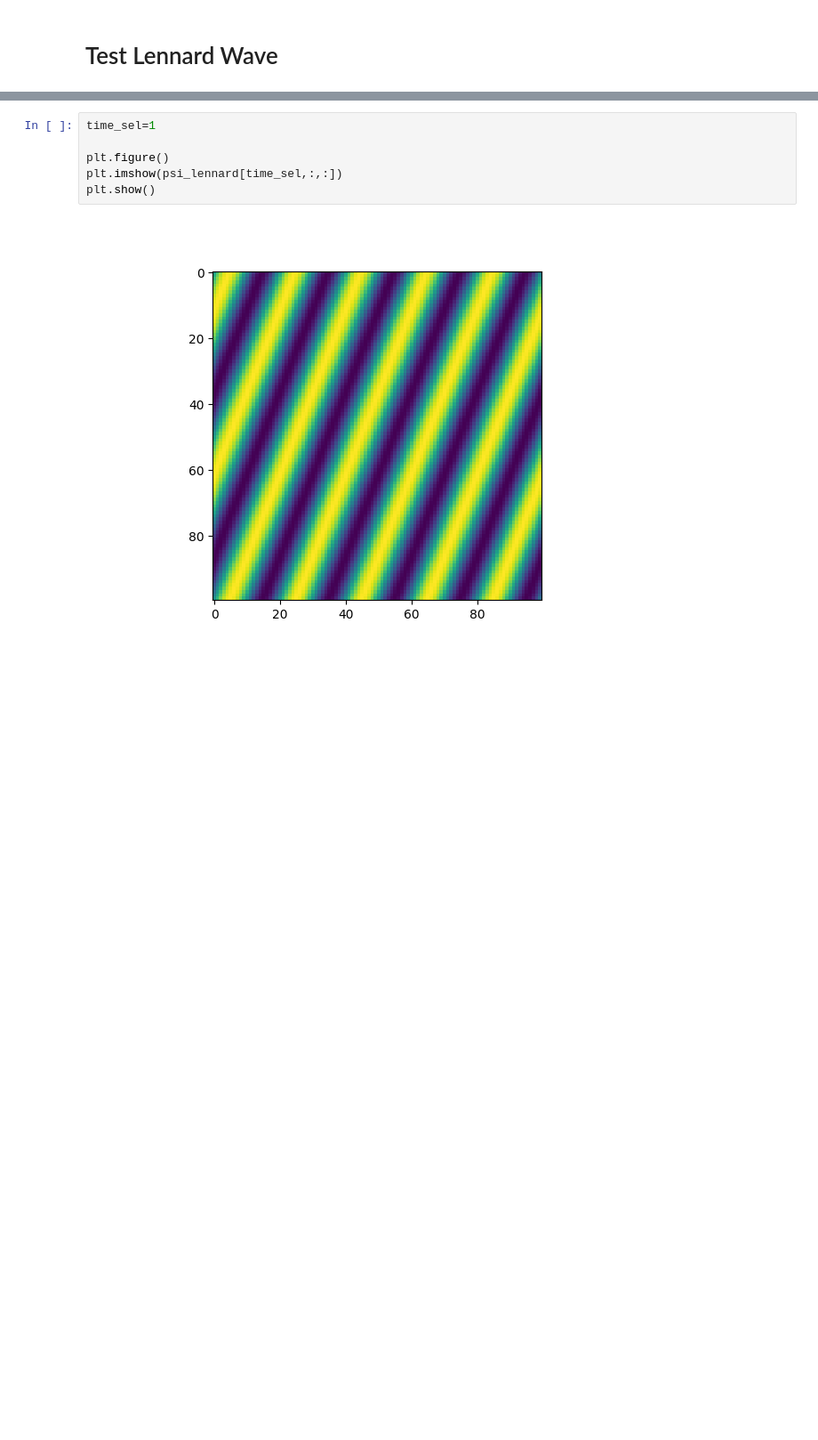
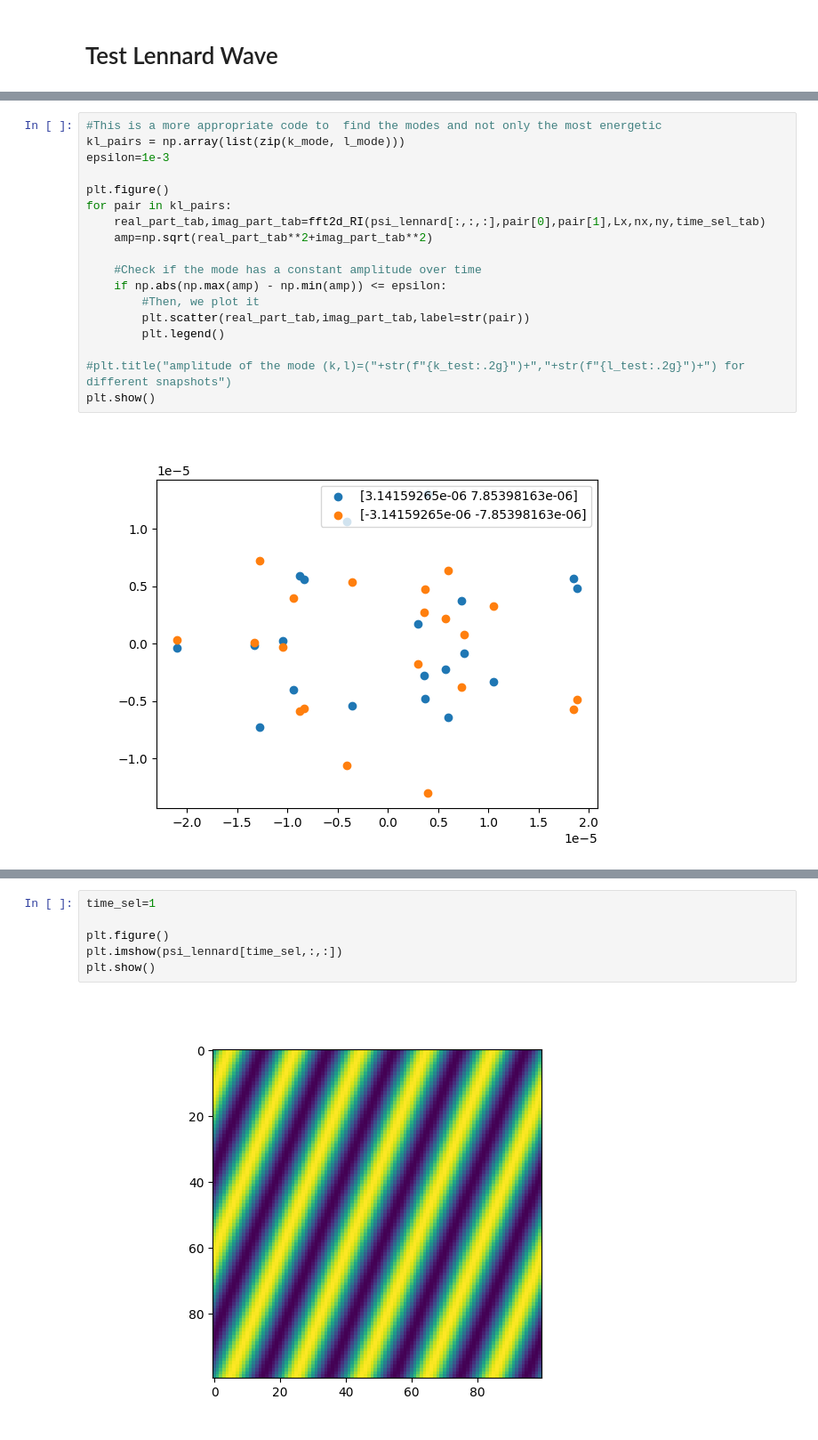
Before and after one commit to LennardMiller/Stage_M2, a Jupyter notebook: Rossby_diag.ipynb, the cells around one changed output, grey strips where cells are left out. Shown at 89% size. Saved outputs shown, nothing was run; the diff lists cells and outputs as text; blank space fills up the shorter version.

```diff
--- a/Rossby_diag.ipynb
+++ b/Rossby_diag.ipynb
@@ -250,3 +245,23 @@ plt.show()
+# %%
+#This is a more appropriate code to  find the modes and not only the most energetic
+kl_pairs = np.array(list(zip(k_mode, l_mode)))
+epsilon=1e-3
+
+plt.figure()
+for pair in kl_pairs:
+    real_part_tab,imag_part_tab=fft2d_RI(psi_lennard[:,:,:],pair[0],pair[1],Lx,nx,ny,time_sel_tab)
+    amp=np.sqrt(real_part_tab**2+imag_part_tab**2)
+
+    #Check if the mode has a constant amplitude over time
+    if np.abs(np.max(amp) - np.min(amp)) <= epsilon:
+        #Then, we plot it
+        plt.scatter(real_part_tab,imag_part_tab,label=str(pair))
+        plt.legend()
+
+#plt.title("amplitude of the mode (k,l)=("+str(f"{k_test:.2g}")+","+str(f"{l_test:.2g}")+") for different snapshots")
+plt.show()
+# %% [output]
+[figure, added]
 # %%
 #Determining the pulsation of the signal:
 
```
Also changed, not shown: parts of 25 cells of this notebook, 15 other files.
